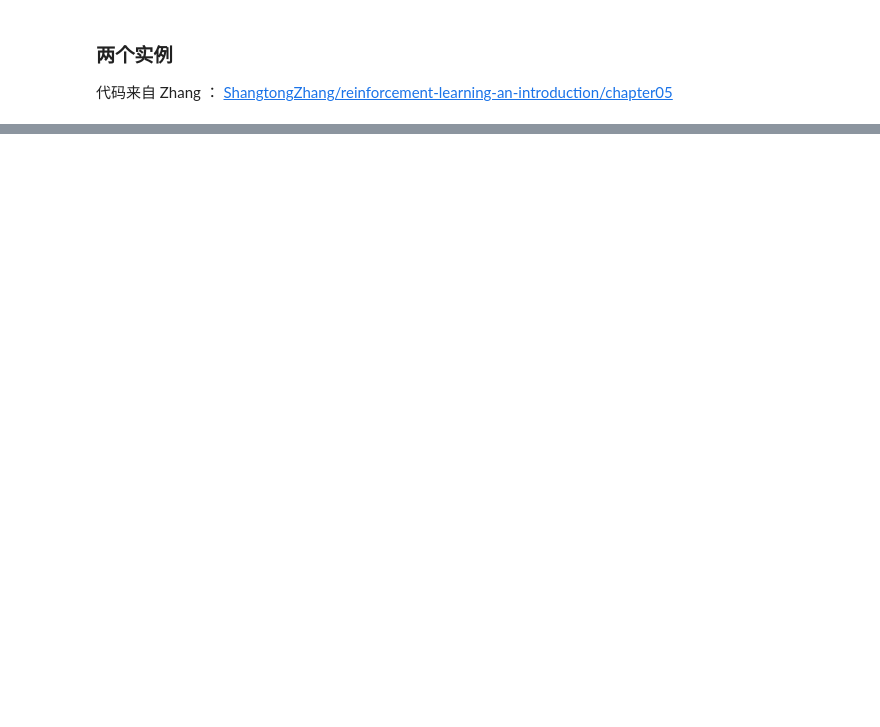
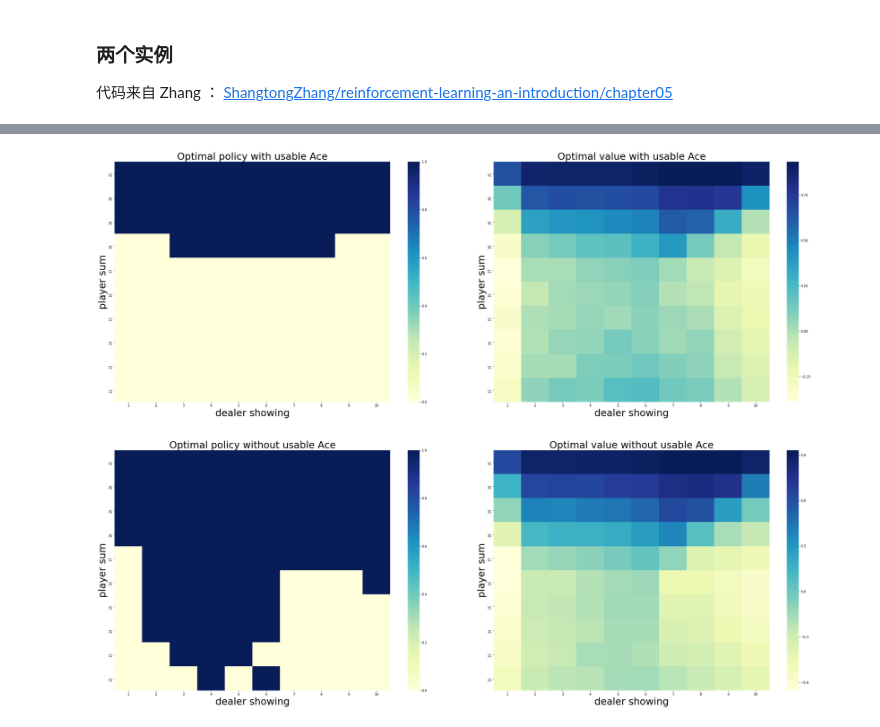
Before and after one commit to PiperLiu/Reinforcement-Learning-practice-zh, a Jupyter notebook: practice/04-Monte-Carlo-Methods.ipynb, the cells around one changed output, grey strips where cells are left out. Cells and saved outputs as stored; diff of their text form; code cells hidden in the pictures; blank space fills up the shorter version.

```diff
--- a/practice/04-Monte-Carlo-Methods.ipynb
+++ b/practice/04-Monte-Carlo-Methods.ipynb
@@ -126,0 +540,7 @@ E & = 1 \times E(left) + 0 \times E(right) \\
+# %%
+figure_5_2()
+# 试探性出发
+# 书 P99
+# 对策略有控制，即尝试逼近 $\pi_*$
+# %% [output]
+[figure, added]
```
Also changed, not shown: parts of 7 cells of this notebook, 3 other files.
